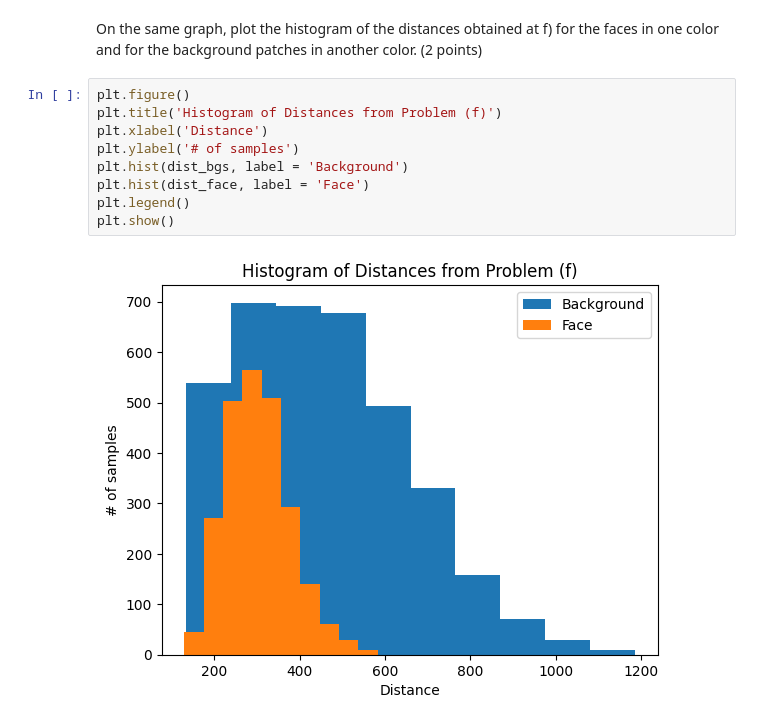
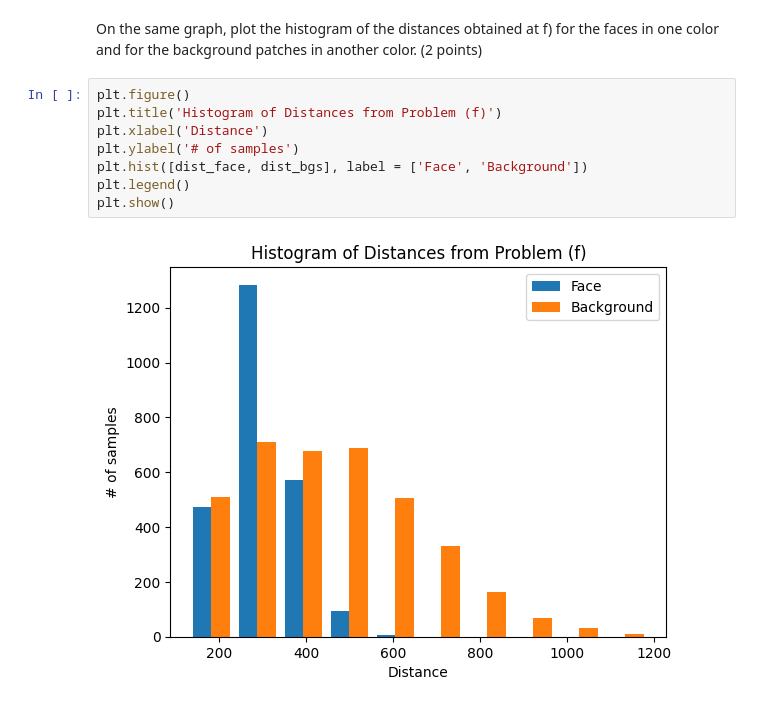
Before and after one commit to mao1756/STA5635_fa23, a Jupyter notebook: HW11/HW11.ipynb, the cells around one changed output. Drawn from its saved outputs; the diff is of its cells as text.

```diff
--- a/HW11/HW11.ipynb
+++ b/HW11/HW11.ipynb
@@ -208,11 +208,10 @@ in one color and for the background patches in another color. (2 points)
 # %%
 plt.figure()
 plt.title('Histogram of Distances from Problem (f)')
 plt.xlabel('Distance')
 plt.ylabel('# of samples')
-plt.hist(dist_bgs, label = 'Background')
-plt.hist(dist_face, label = 'Face')
+plt.hist([dist_face, dist_bgs], label = ['Face', 'Background'])
 plt.legend()
 plt.show()
 # %% [output]
-[figure, old version]
+[figure, new version]
```
Also changed, not shown: 1 other file.
